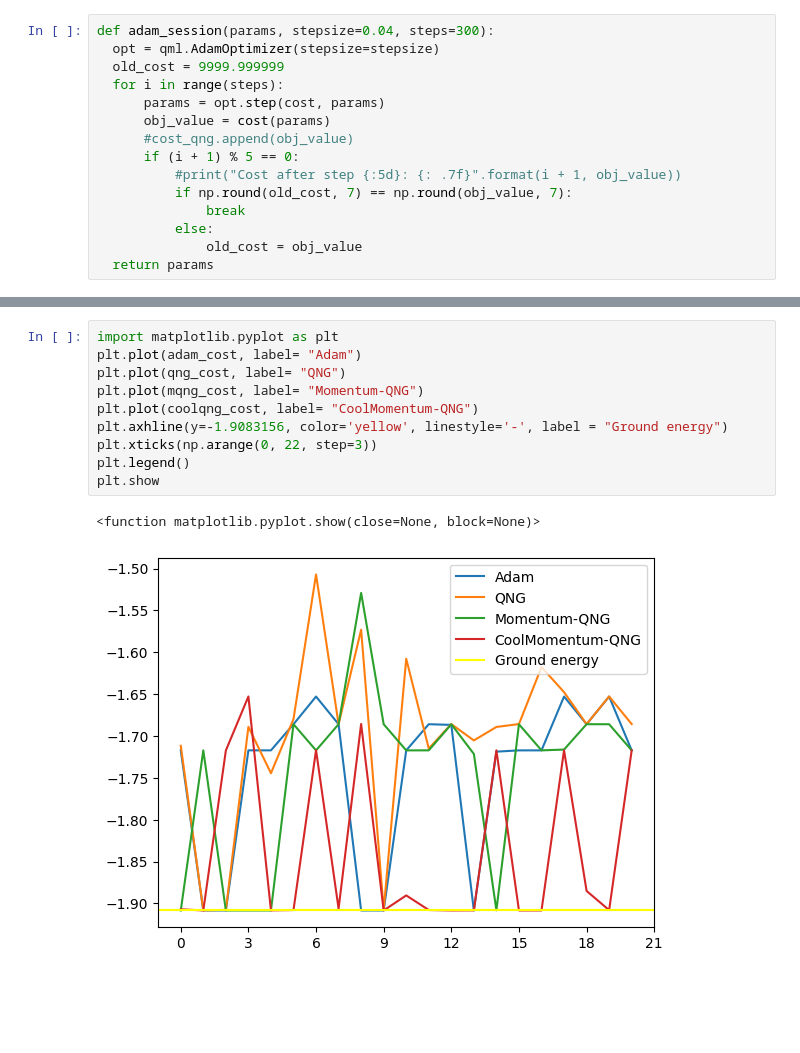
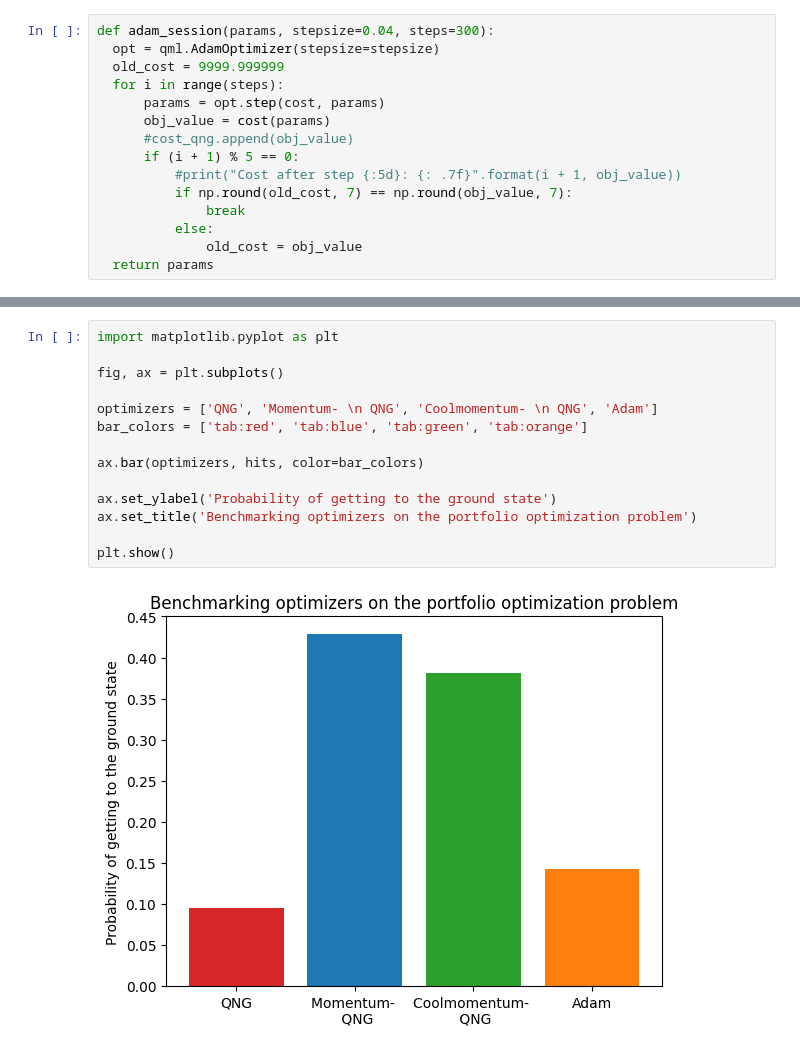
Before and after one commit to borbysh/Momentum-QNG, a Jupyter notebook: Portfolio_optimization.ipynb, the cells around one changed output, grey strips where cells are left out. Saved outputs shown, nothing was run; the diff lists cells and outputs as text; blank space fills up the shorter version.

Commit message:
Coolmomentum-QNG added

```diff
--- a/Portfolio_optimization.ipynb
+++ b/Portfolio_optimization.ipynb
@@ -215,13 +215,16 @@ Cost after shot    20: adam: -1.7171586, qng: -1.6857665, mqng: -1.7171243, cool
-# %%
-import matplotlib.pyplot as plt
-plt.plot(adam_cost, label= "Adam")
-plt.plot(qng_cost, label= "QNG")
-plt.plot(mqng_cost, label= "Momentum-QNG")
-plt.plot(coolqng_cost, label= "CoolMomentum-QNG")
-plt.axhline(y=-1.9083156, color='yellow', linestyle='-', label = "Ground energy")
-plt.xticks(np.arange(0, 22, step=3))
-plt.legend()
-plt.show
-# %% [output]
-<function matplotlib.pyplot.show(close=None, block=None)>
-[figure, removed]
+# %%
+import matplotlib.pyplot as plt
+
+fig, ax = plt.subplots()
+
+optimizers = ['QNG', 'Momentum- \n QNG', 'Coolmomentum- \n QNG', 'Adam']
+bar_colors = ['tab:red', 'tab:blue', 'tab:green', 'tab:orange']
+
+ax.bar(optimizers, hits, color=bar_colors)
+
+ax.set_ylabel('Probability of getting to the ground state')
+ax.set_title('Benchmarking optimizers on the portfolio optimization problem')
+
+plt.show()
+# %% [output]
+[figure, added]
```
Also changed, not shown: parts of 1 cell of this notebook.
